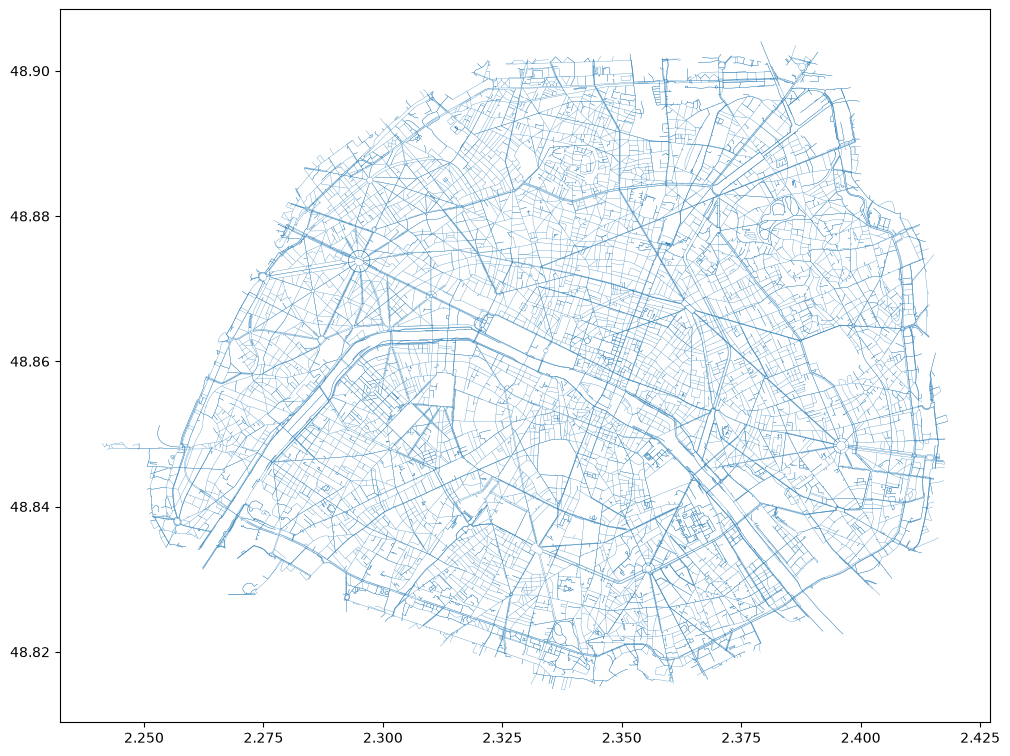
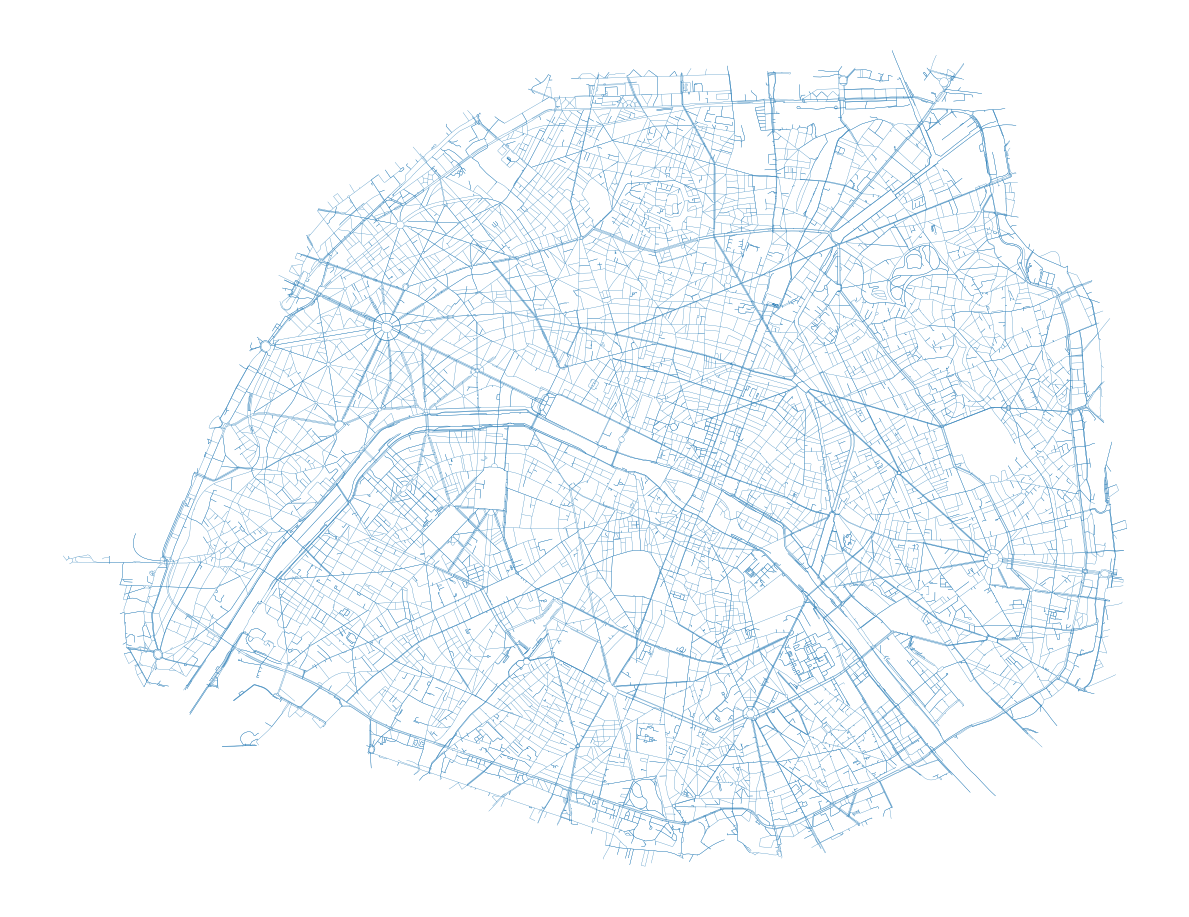
The notebook cell's code change between the first figure and the second:
--- before
+++ after
@@ -8,3 +8,5 @@
 )
 
+plt.axis("off")
+plt.tight_layout()
 plt.show()

Commit: readme plus clair